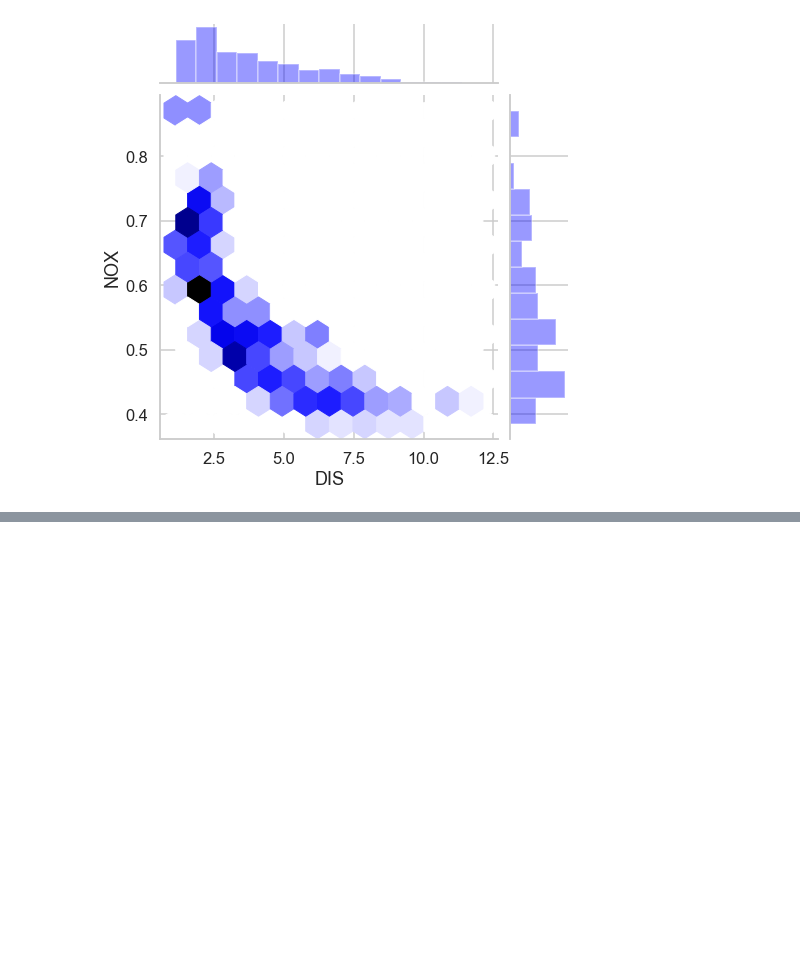
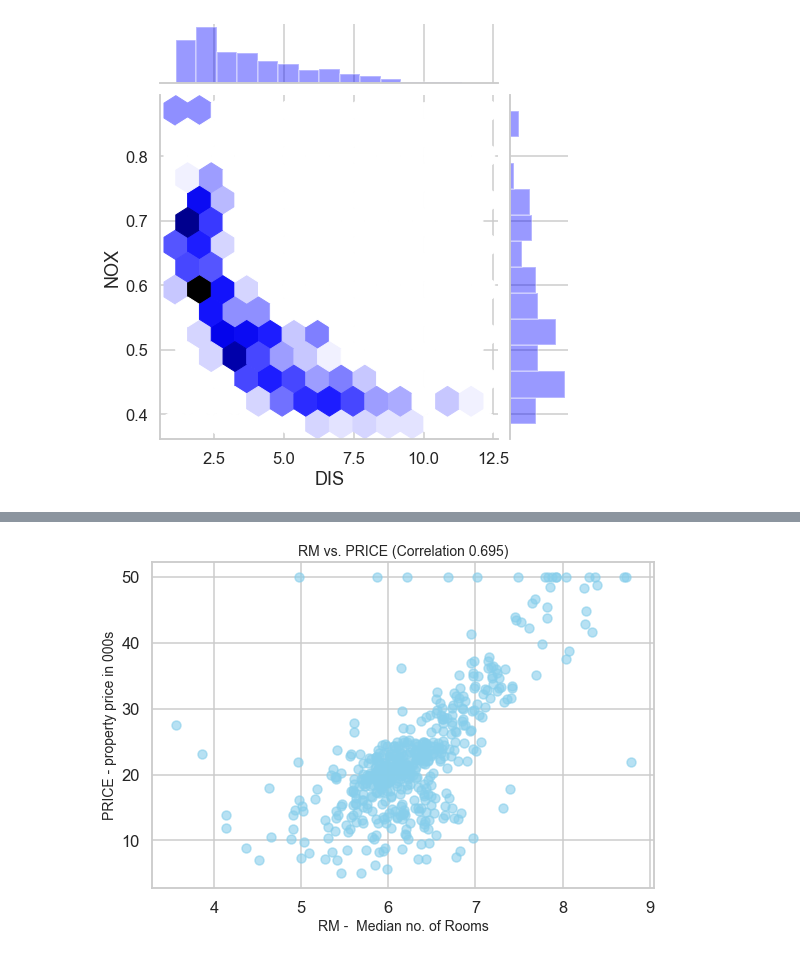
Before and after one commit to Sampatankar/DataScienceBootcamp2020-Python, a Jupyter notebook: 5MultivariableLinearRegression/04 Multivariate Regression.ipynb, the cells around one changed output, grey strips where cells are left out. Cells and saved outputs as stored; diff of their text form; code cells hidden in the pictures; blank space fills up the shorter version.

```diff
--- a/5MultivariableLinearRegression/04 Multivariate Regression.ipynb
+++ b/5MultivariableLinearRegression/04 Multivariate Regression.ipynb
@@ -460,0 +477,14 @@ plt.show()
+# %%
+# Challenge: Create a scatter plot between the house prices and the number of rooms (RM):
+rm_tgt_corr = round(data['RM'].corr(data['PRICE']), 3)
+
+plt.figure(figsize=[9,6])
+plt.scatter(x=data['RM'], y=data['PRICE'], alpha=0.6, s=80, color='skyblue')
+
+
+plt.title(f'RM vs. PRICE (Correlation {rm_tgt_corr})', fontsize=14)
+plt.xlabel('RM -  Median no. of Rooms', fontsize=14)
+plt.ylabel('PRICE - property price in 000s', fontsize=14)
+plt.show()
+# %% [output]
+[figure, added]
```
Also changed, not shown: parts of 6 cells of this notebook, 1 other file.
